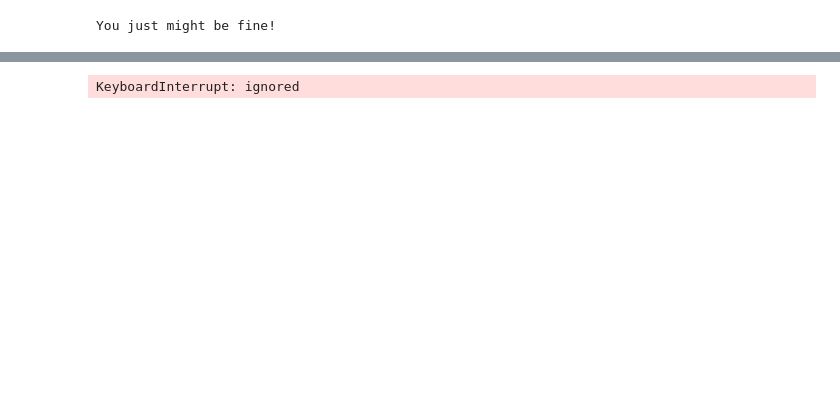
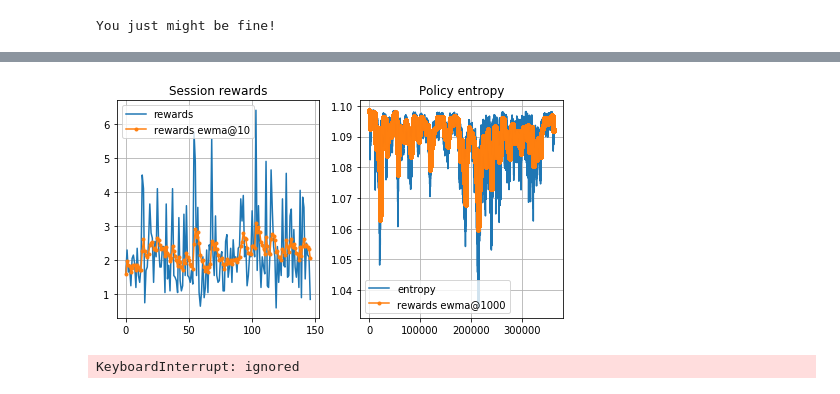
Before and after one commit to serenabooth/Scaffolding_RL, a Jupyter notebook: Scaffolding_RL.ipynb, the cells around one changed output, grey strips where cells are left out. Drawn from its saved outputs; the diff is of its cells as text; code cells hidden in the pictures; blank space fills up the shorter version.

```diff
--- a/Scaffolding_RL.ipynb
+++ b/Scaffolding_RL.ipynb
@@ -503,7 +517,7 @@ for i in trange(100000):
 
 env_batch = EnvBatch(10)
 batch_states = env_batch.reset()
-model_id = "2019-04-30-a402049e-6b8d-11e9-a360-0242ac1c0002"
+model_id = "2019-05-01-467e491c-6c1a-11e9-9656-0242ac1c0002"
 
 with tf.Session() as sess:
   # Restore variables from disk.
@@ -530,33 +544,34 @@ with tf.Session() as sess:
 
     _, ent_t = sess.run([train_step, entropy], feed_dict)
     entropy_history.append(np.mean(ent_t))
 
     if i % 500 == 0:
         if i % 2500 == 0:
             rewards_history.append(np.max(evaluate(agent, env, n_games=3)))
             summary.write_summary({'episode_avg_reward': rewards_history[-1], 'entropy': entropy_history[-1]}, i, sess)
 #             if rewards_history[-1] >= 50:
 #                 print("Your agent has earned the yellow belt")
 
         path = F"/content/gdrive/My Drive/RL_models/" + model_id
         save_path = saver.save(sess, path + ".ckpt")
 
         pickle.dump( rewards_history , open( path + "_rewards", "wb" ) )
         pickle.dump( entropy_history , open( path + "_entropy", "wb" ) )
 
         clear_output(True)
         plt.figure(figsize=[8,4])
         plt.subplot(1,2,1)
         plt.plot(rewards_history, label='rewards')
         plt.plot(pd.DataFrame(np.array(rewards_history)).ewm(span=10).mean(), marker='.', label='rewards ewma@10')
         plt.title("Session rewards"); plt.grid(); plt.legend()
 
         plt.subplot(1,2,2)
         plt.plot(entropy_history, label='entropy')
         plt.plot(pd.DataFrame(np.array(entropy_history)).ewm(span=1000).mean(), marker='.', label='rewards ewma@1000')
         plt.title("Policy entropy"); plt.grid(); plt.legend()
         plt.show()
 # %% [output]
+[figure, added]
 KeyboardInterrupt: ignored
 # %%
 env_monitor = gym.wrappers.Monitor(env, directory="SI_videos", video_callable=lambda episode_id: True, force=True)
```
Also changed, not shown: parts of 16 cells of this notebook.
